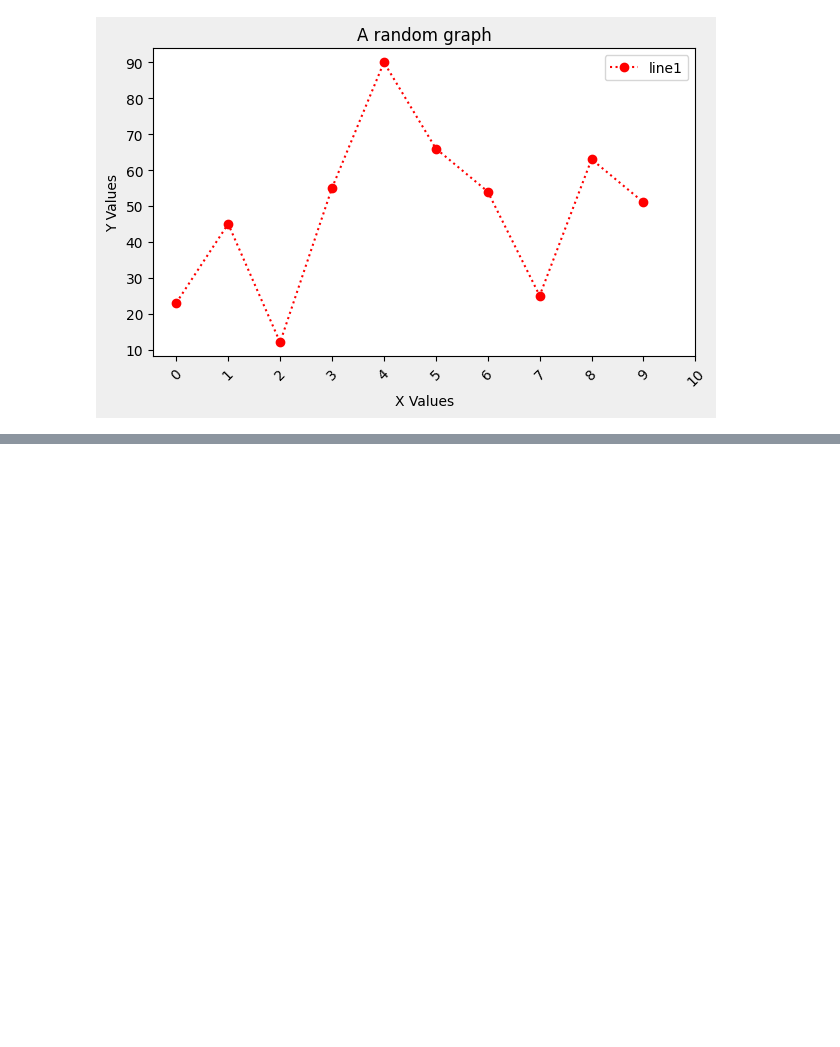
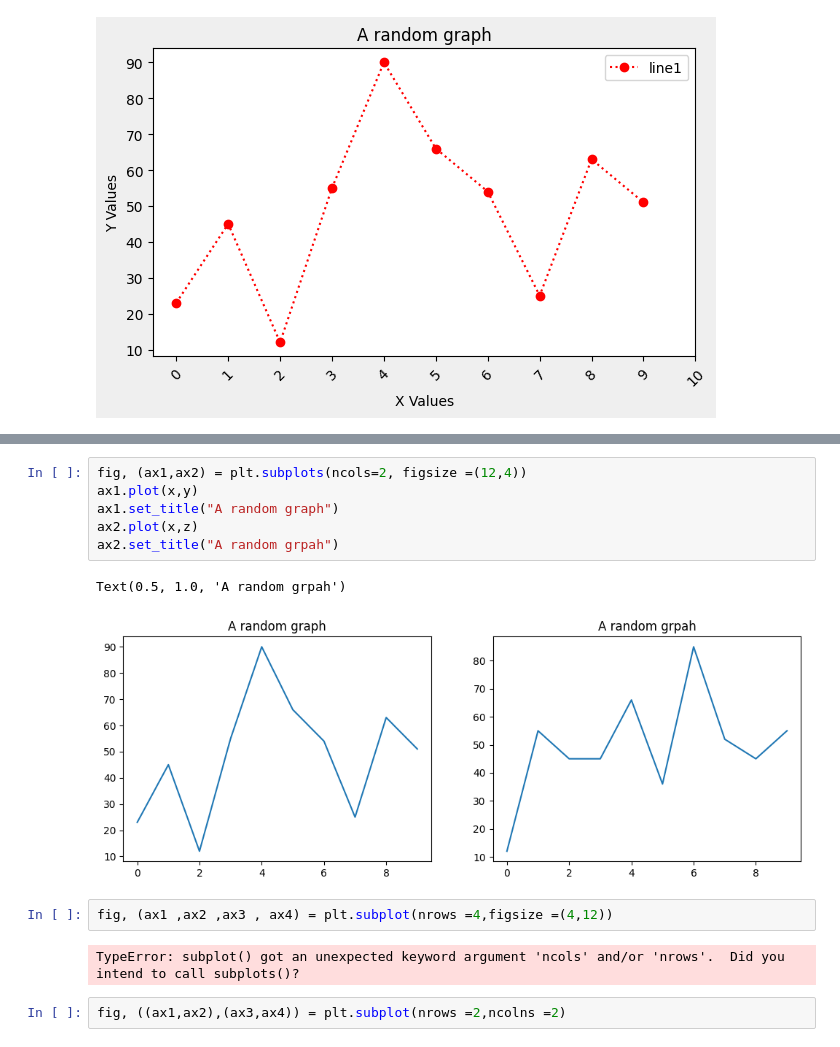
Before and after one commit to 195Akashsingh/Python, a Jupyter notebook: data analysis/Visulation.ipynb, the cells around one changed output, grey strips where cells are left out. Saved outputs shown, nothing was run; the diff lists cells and outputs as text; blank space fills up the shorter version.

```diff
--- a/data analysis/Visulation.ipynb
+++ b/data analysis/Visulation.ipynb
@@ -41,0 +64,15 @@ plt.show()
+# %%
+fig, (ax1,ax2) = plt.subplots(ncols=2, figsize =(12,4))
+ax1.plot(x,y)
+ax1.set_title("A random graph")
+ax2.plot(x,z)
+ax2.set_title("A random grpah")
+# %% [output]
+Text(0.5, 1.0, 'A random grpah')
+[figure, added]
+# %%
+fig, (ax1 ,ax2 ,ax3 , ax4) = plt.subplot(nrows =4,figsize =(4,12))
+# %% [output]
+TypeError: subplot() got an unexpected keyword argument 'ncols' and/or 'nrows'.  Did you intend to call subplots()?
+# %%
+fig, ((ax1,ax2),(ax3,ax4)) = plt.subplot(nrows =2,ncolns =2)
```
Also changed, not shown: parts of 10 cells of this notebook, 2 other files.
